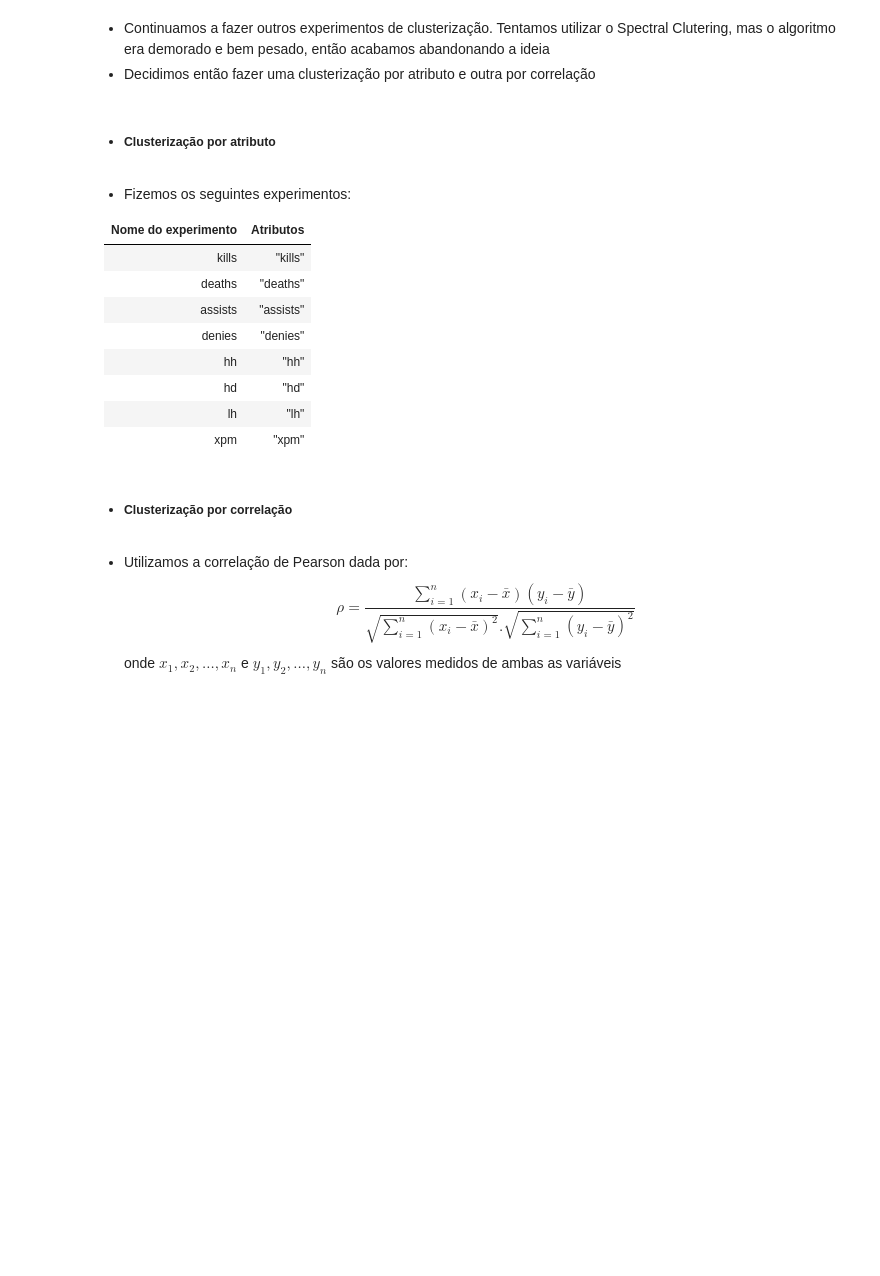
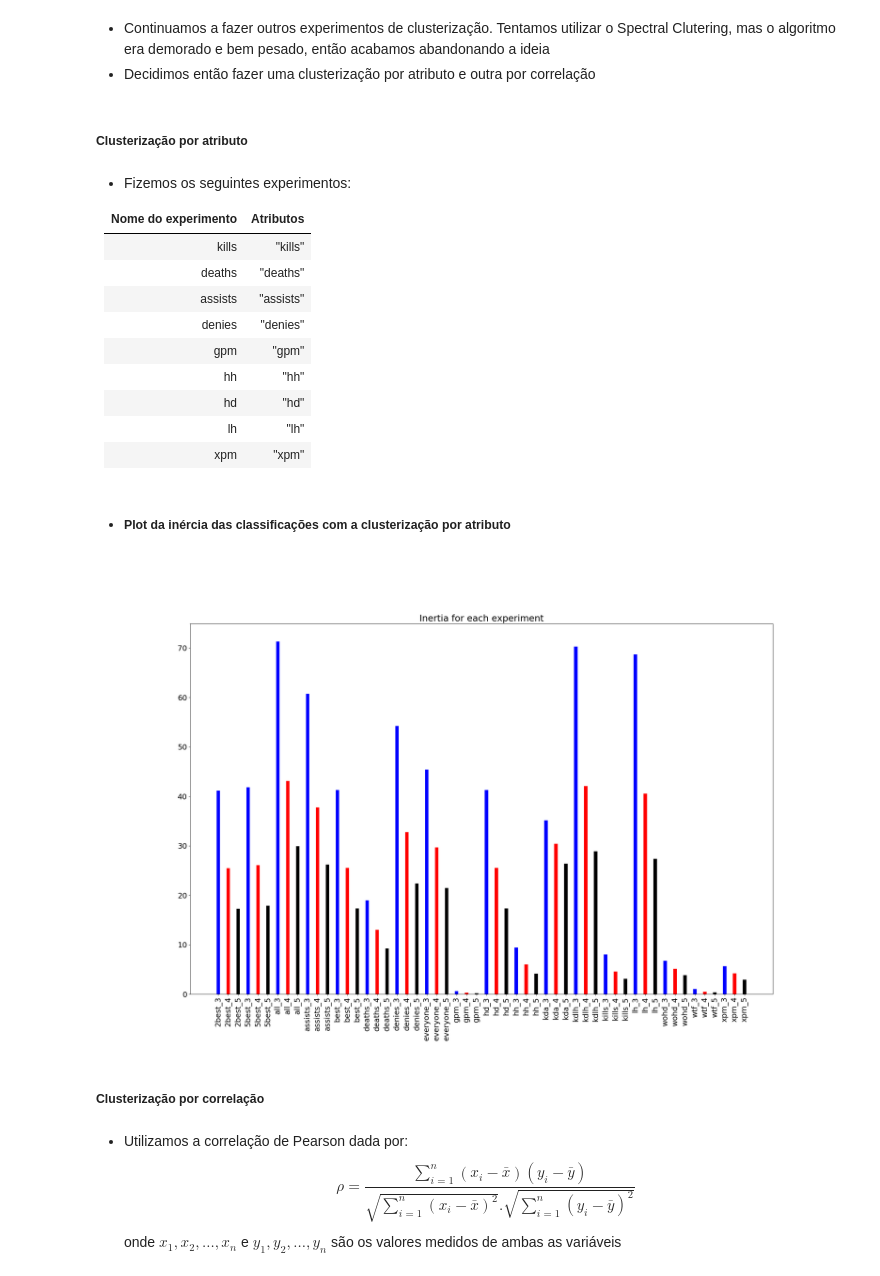
Before and after one commit to gaabrielfranco/notebooks-tcc, a Jupyter notebook: log-tcc.ipynb, the cells around one changed output. Drawn from its saved outputs; the diff is of its cells as text; code cells hidden in the pictures; blank space fills up the shorter version.

```diff
--- a/log-tcc.ipynb
+++ b/log-tcc.ipynb
@@ -282,7 +282,7 @@ Image(filename='data/wtf_pie.png')
 - Continuamos a fazer outros experimentos de clusterização. Tentamos utilizar o Spectral Clutering, mas o algoritmo era demorado e bem pesado, então acabamos abandonando a ideia
 - Decidimos então fazer uma clusterização por atributo e outra por correlação
 # %% [markdown]
-- ##### Clusterização por atributo
+##### Clusterização por atributo
 # %% [markdown]
 - Fizemos os seguintes experimentos:
 
@@ -292,12 +292,19 @@ Image(filename='data/wtf_pie.png')
 |        deaths       |  "deaths" |
 |       assists       | "assists" |
 |        denies       |  "denies" |
+|         gpm         |   "gpm"   |
 |          hh         |    "hh"   |
 |          hd         |    "hd"   |
 |          lh         |    "lh"   |
 |         xpm         |   "xpm"   |
+# %% [markdown]
+- ##### Plot da inércia das classificações com a clusterização por atributo
+# %%
+Image(filename='data/inertia_new.png')
+# %% [output]
+[figure, added]
 # %% [markdown]
-- ##### Clusterização por correlação
+##### Clusterização por correlação
 # %% [markdown]
 - Utilizamos a correlação de Pearson dada por:
 $$\rho = \frac{\sum_{i=1}^{n} (x_i - \bar x)(y_i - \bar y) }{\sqrt{\sum_{i=1}^{n} (x_i - \bar x) ^ 2}.{\sqrt{\sum_{i=1}^{n} (y_i - \bar y) ^ 2}}} $$
```
Also changed, not shown: parts of 2 cells of this notebook, 1 other file.
